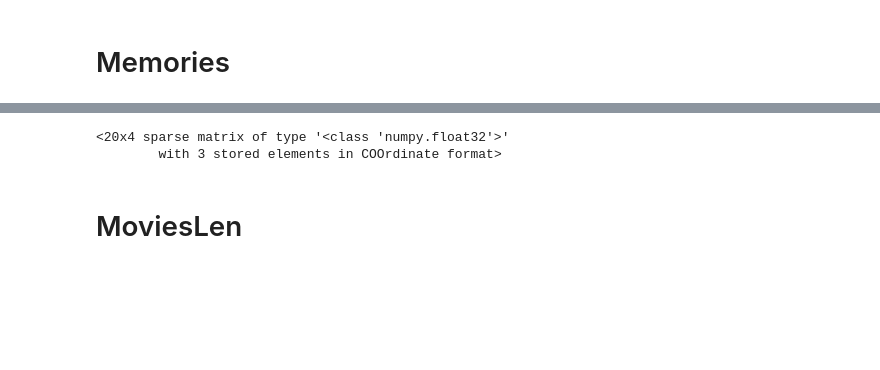
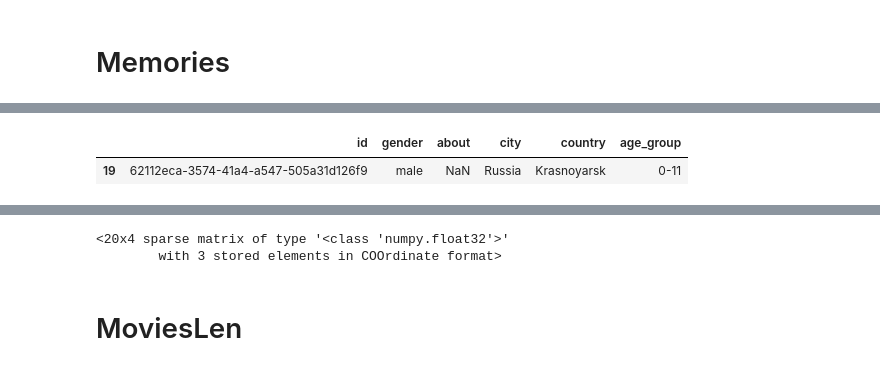
Before and after one commit to studsch/cool-app, a Jupyter notebook: rec-sys/src/logic/main.ipynb, the cells around one changed output, grey strips where cells are left out. Cells and saved outputs as stored; diff of their text form; code cells hidden in the pictures; blank space fills up the shorter version.

```diff
--- a/rec-sys/src/logic/main.ipynb
+++ b/rec-sys/src/logic/main.ipynb
@@ -100,7 +111,12 @@ list_str_posts_tags_unique
 # %%
 p_userid_unique = posts['user_id'].unique()
 # %%
-tusers = users[:2]
+tusers = users
+# %%
+tusers
+# %% [output]
+|  | id | gender | about | city | country | age_group |
+| 19 | 62112eca-3574-41a4-a547-505a31d126f9 | male | NaN | Russia | Krasnoyarsk | 0-11 |
 # %%
 posts
 # %% [output]
```
Also changed, not shown: parts of 55 cells of this notebook, 6 other files.
